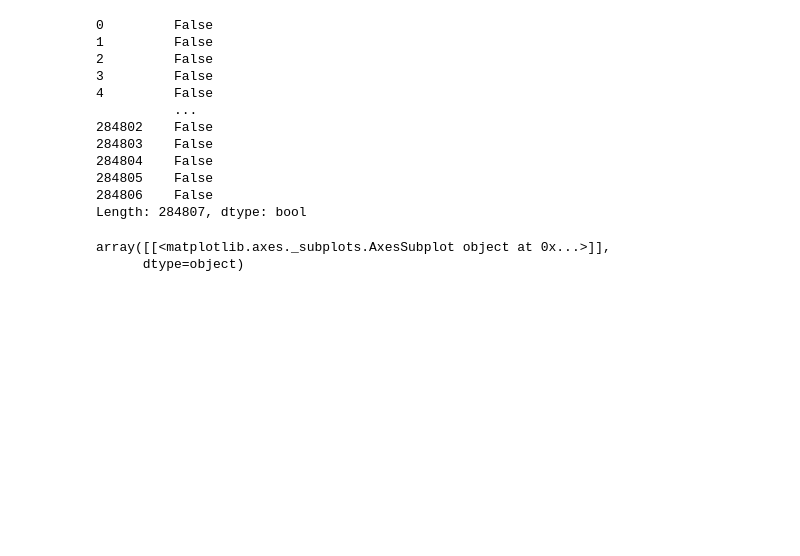
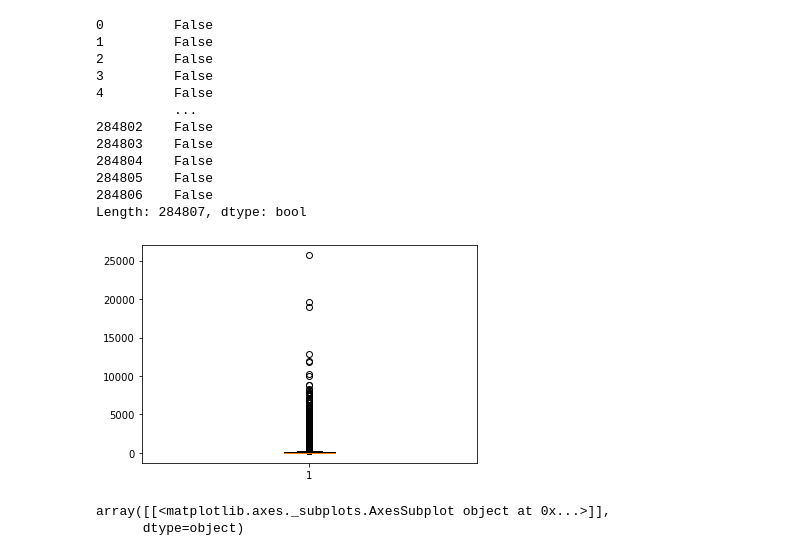
Before and after one commit to KedarPadte/LetsUpgrade-AI-ML, a Jupyter notebook: Day13Assignment.ipynb, the cells around one changed output. Saved outputs shown, nothing was run; the diff lists cells and outputs as text; code cells hidden in the pictures; blank space fills up the shorter version.

```diff
--- a/Day13Assignment.ipynb
+++ b/Day13Assignment.ipynb
@@ -179,3 +250,10 @@ import numpy as np
+# %%
+import matplotlib.pyplot as mlp
+%matplotlib inline
+plt.boxplot(cc['Amount'])
+plt.show()
+# %% [output]
+[figure, added]
 # %%
 import matplotlib.pyplot as mlp
 %matplotlib inline
```
Also changed, not shown: parts of 12 cells of this notebook.
